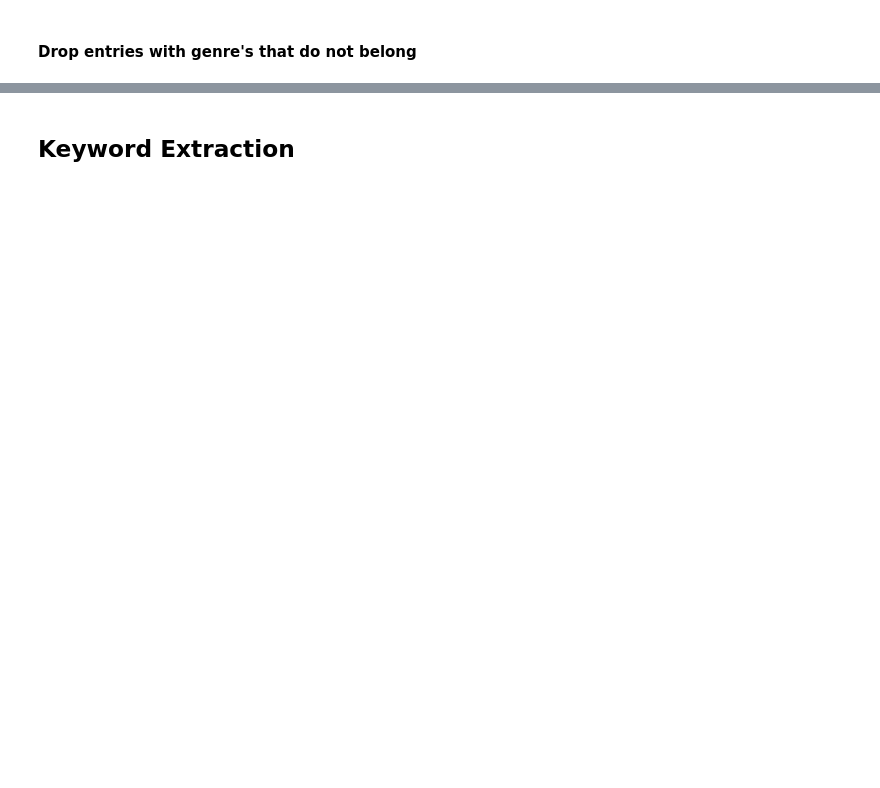
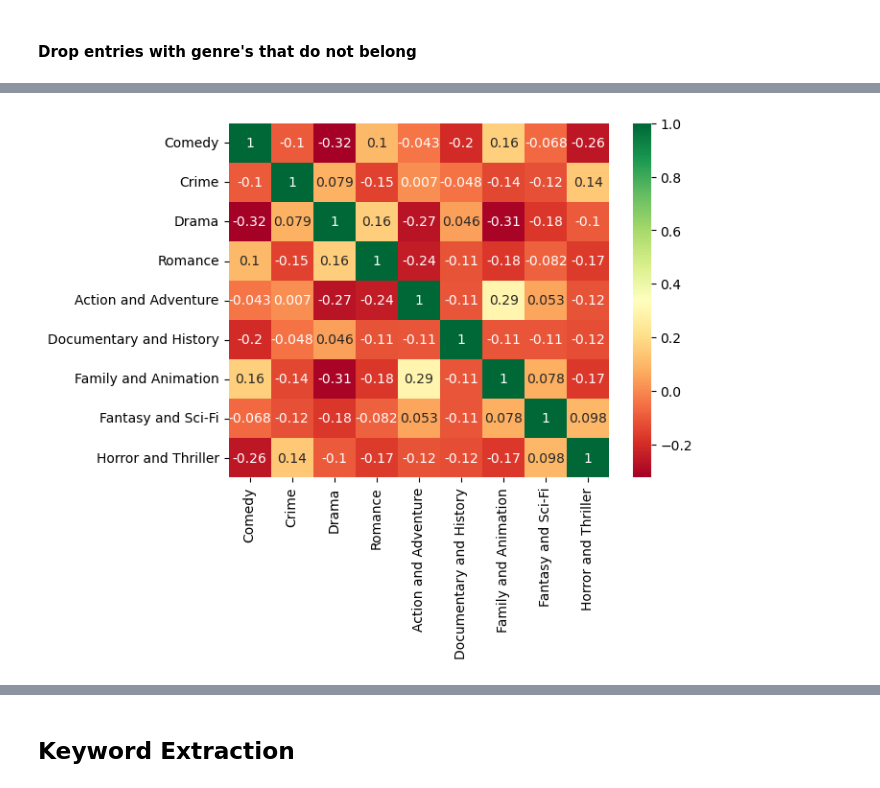
Before and after one commit to xavier-santos/Challenge3-Team7-MEIA-2022-2023, a Jupyter notebook: notebooks/Stage 1 - Data Preprocessing.ipynb, the cells around one changed output, grey strips where cells are left out. Saved outputs shown, nothing was run; the diff lists cells and outputs as text; code cells hidden in the pictures; blank space fills up the shorter version.

```diff
--- a/notebooks/Stage 1 - Data Preprocessing.ipynb
+++ b/notebooks/Stage 1 - Data Preprocessing.ipynb
@@ -243,0 +278,10 @@ plt.show()
+# %%
+corr_matrix = df[['Comedy', 'Crime', 'Drama', 'Romance', 'Action and Adventure', 'Documentary and History', 'Family and Animation', 'Fantasy and Sci-Fi', 'Horror and Thriller']].corr()
+
+# Create a heatmap using sns.heatmap
+sns.heatmap(corr_matrix, annot=True, cbar=True, cmap='RdYlGn')
+
+# Show the plot
+plt.show()
+# %% [output]
+[figure, added]
```
Also changed, not shown: parts of 21 cells of this notebook, 3 other files.
